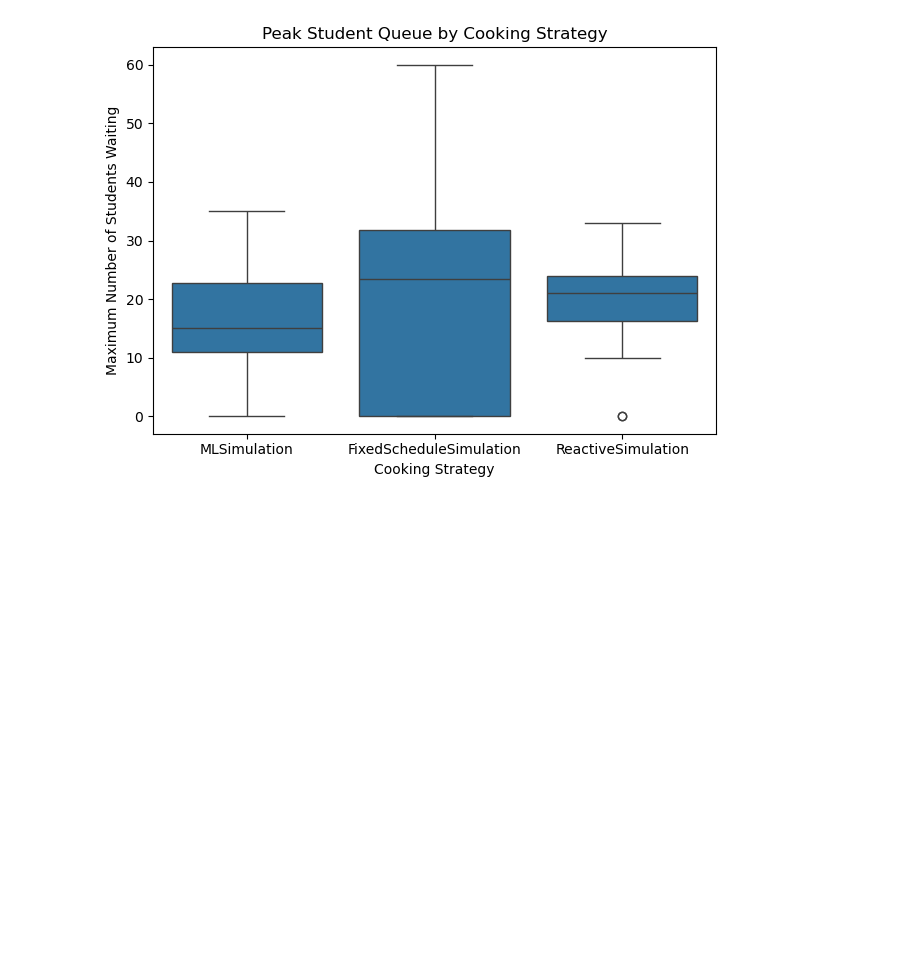
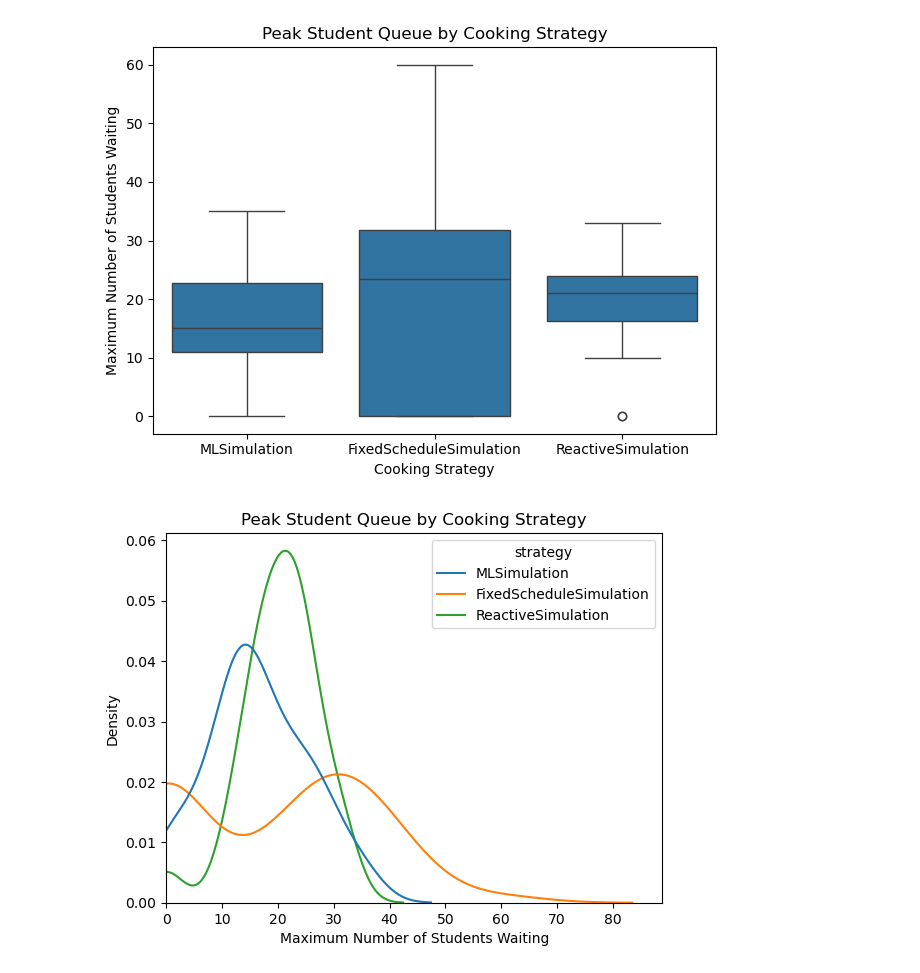
Before and after one commit to suzaladhikari/cafeteria_simulation, a Jupyter notebook: simulationcomparisons.ipynb, the cells around one changed output. Cells and saved outputs as stored; diff of their text form; code cells hidden in the pictures; blank space fills up the shorter version.

Commit message:
peakstudent queue

```diff
--- a/simulationcomparisons.ipynb
+++ b/simulationcomparisons.ipynb
@@ -54,3 +54,13 @@ plt.savefig("../CafeteriaSimulation/comparisonsgraphs/queeurate.png")
 plt.show()
 # %% [output]
 [figure]
+# %%
+sns.kdeplot(data = combined_table, x = "max_queue", hue = "strategy",  common_norm = False)
+plt.xlabel("Maximum Number of Students Waiting")
+plt.ylabel("Density")
+plt.title("Peak Student Queue by Cooking Strategy")
+plt.xlim(left = 0)
+plt.savefig('../CafeteriaSimulation/comparisonsgraphs/peakstudentqueue.png')
+plt.show()
+# %% [output]
+[figure, added]
```
Also changed, not shown: 1 other file.
